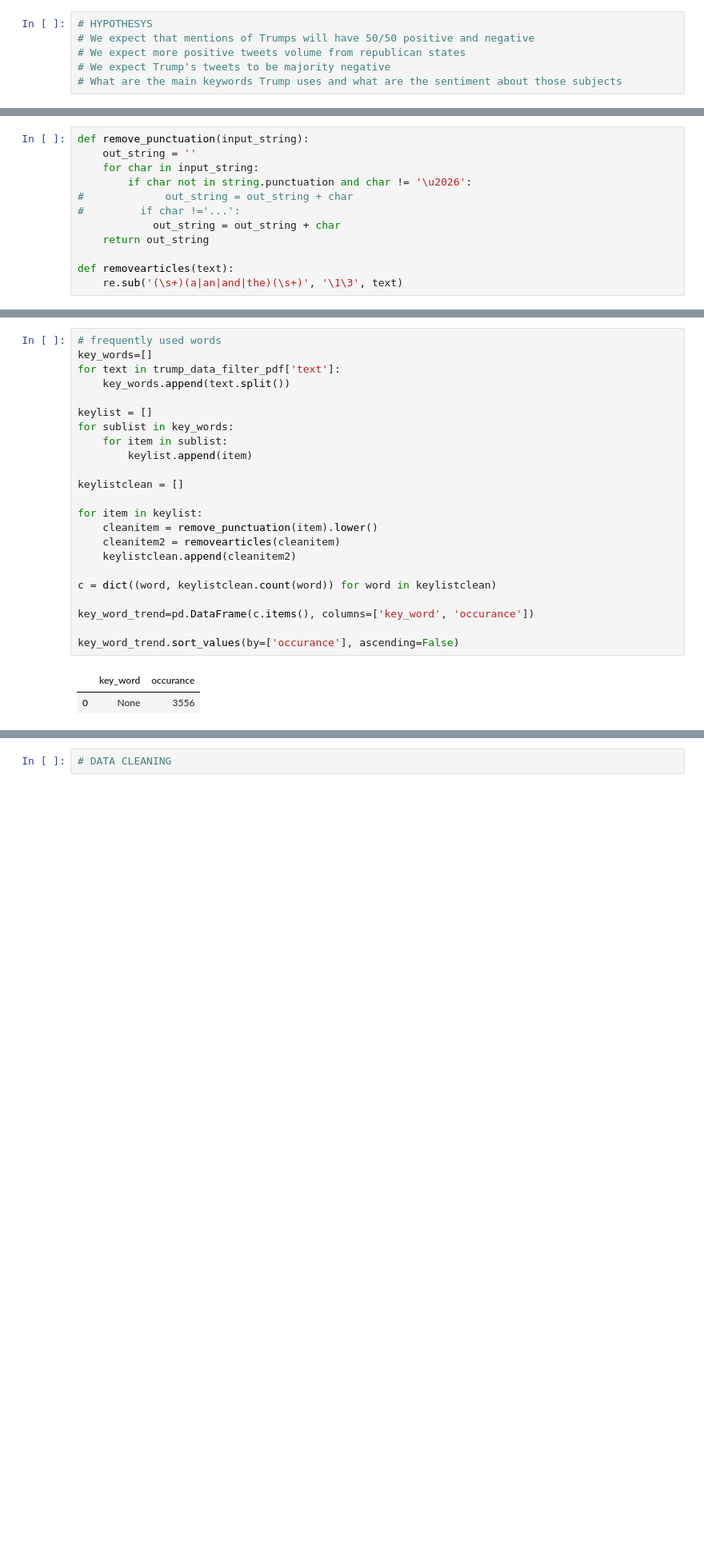
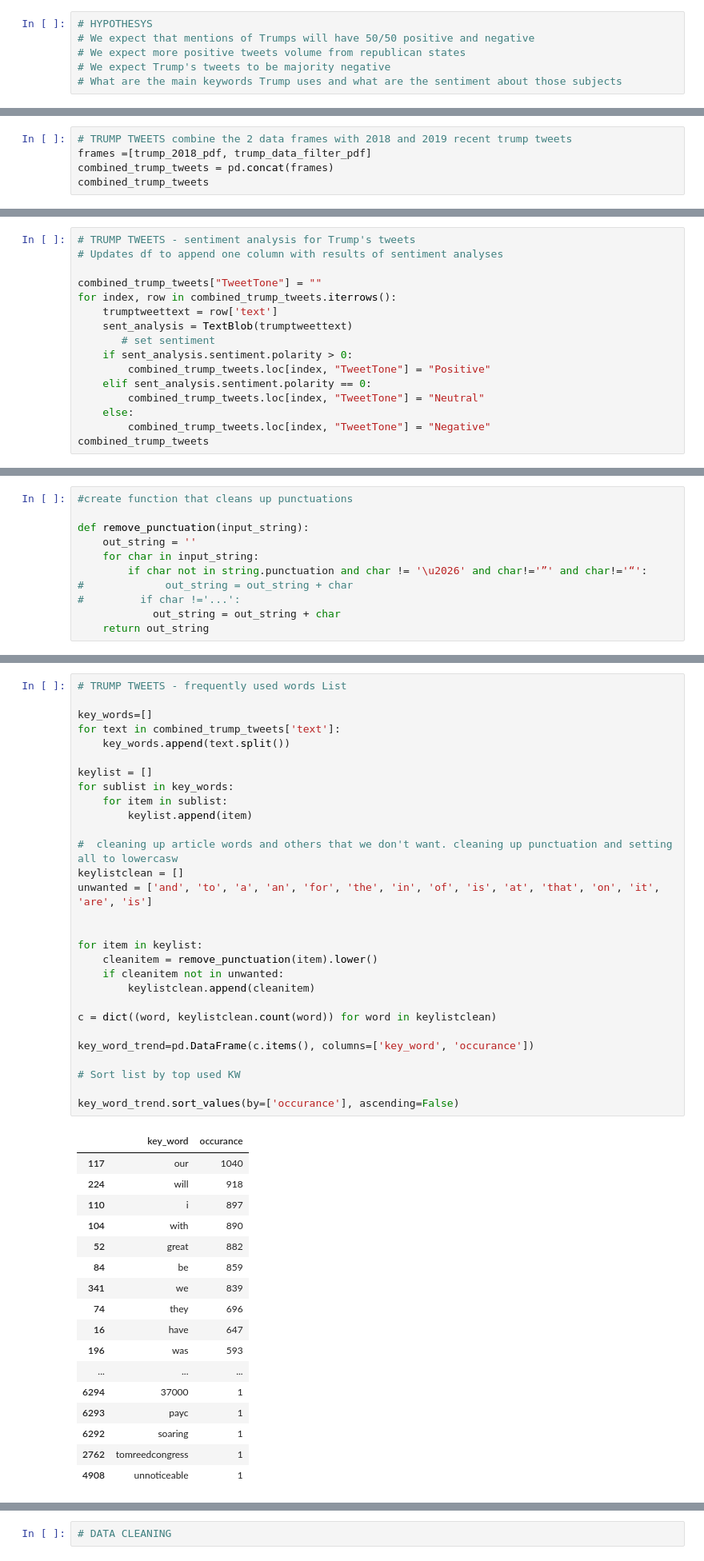
Before and after one commit to prathamantri/TwitterQueens, a Jupyter notebook: Starter_Notebook_New.ipynb, the cells around one changed output, grey strips where cells are left out. Shown at 80% size. Saved outputs shown, nothing was run; the diff lists cells and outputs as text; blank space fills up the shorter version.

```diff
--- a/Starter_Notebook_New.ipynb
+++ b/Starter_Notebook_New.ipynb
@@ -144,0 +246,5 @@ tweet_data_filter_pdf
+# %%
+# TRUMP TWEETS combine the 2 data frames with 2018 and 2019 recent trump tweets
+frames =[trump_2018_pdf, trump_data_filter_pdf]
+combined_trump_tweets = pd.concat(frames)
+combined_trump_tweets
@@ -233,0 +309,16 @@ print(string.punctuation)
+# %%
+# TRUMP TWEETS - sentiment analysis for Trump's tweets
+# Updates df to append one column with results of sentiment analyses
+
+combined_trump_tweets["TweetTone"] = ""
+for index, row in combined_trump_tweets.iterrows():
+    trumptweettext = row['text']
+    sent_analysis = TextBlob(trumptweettext)
+       # set sentiment
+    if sent_analysis.sentiment.polarity > 0:
+        combined_trump_tweets.loc[index, "TweetTone"] = "Positive"
+    elif sent_analysis.sentiment.polarity == 0:
+        combined_trump_tweets.loc[index, "TweetTone"] = "Neutral"
+    else:
+        combined_trump_tweets.loc[index, "TweetTone"] = "Negative"
+combined_trump_tweets
@@ -234,12 +344,11 @@ print(string.punctuation)
 # %%
+#create function that cleans up punctuations
+
 def remove_punctuation(input_string):
     out_string = ''
     for char in input_string:
-        if char not in string.punctuation and char != '\u2026':
+        if char not in string.punctuation and char != '\u2026' and char!='”' and char!='“':
 #             out_string = out_string + char
 #         if char !='...':
             out_string = out_string + char
     return out_string
-
-def removearticles(text):
-    re.sub('(\s+)(a|an|and|the)(\s+)', '\1\3', text)
@@ -250,26 +355,47 @@ assert remove_punctuation("Hey! It's Tom...") == "Hey Its Tom"
 # %%
-# frequently used words
+# TRUMP TWEETS - frequently used words List
+
 key_words=[]
-for text in trump_data_filter_pdf['text']:
+for text in combined_trump_tweets['text']:
     key_words.append(text.split())
 
 keylist = []
 for sublist in key_words:
     for item in sublist:
         keylist.append(item)
 
+#  cleaning up article words and others that we don't want. cleaning up punctuation and setting all to lowercasw
 keylistclean = []
+unwanted = ['and', 'to', 'a', 'an', 'for', 'the', 'in', 'of', 'is', 'at', 'that', 'on', 'it', 'are', 'is']
+
 
 for item in keylist:
     cleanitem = remove_punctuation(item).lower()
-    cleanitem2 = removearticles(cleanitem)
-    keylistclean.append(cleanitem2)
+    if cleanitem not in unwanted:
+        keylistclean.append(cleanitem)
 
 c = dict((word, keylistclean.count(word)) for word in keylistclean)
 
 key_word_trend=pd.DataFrame(c.items(), columns=['key_word', 'occurance'])
 
+# Sort list by top used KW
+
 key_word_trend.sort_values(by=['occurance'], ascending=False)
 # %% [output]
 |  | key_word | occurance |
-| 0 | None | 3556 |
+| 117 | our | 1040 |
+| 224 | will | 918 |
+| 110 | i | 897 |
+| 104 | with | 890 |
+| 52 | great | 882 |
+| 84 | be | 859 |
+| 341 | we | 839 |
+| 74 | they | 696 |
+| 16 | have | 647 |
+| 196 | was | 593 |
+| ... | ... | ... |
+| 6294 | 37000 | 1 |
+| 6293 | payc | 1 |
+| 6292 | soaring | 1 |
+| 2762 | tomreedcongress | 1 |
+| 4908 | unnoticeable | 1 |
```
Also changed, not shown: parts of 23 cells of this notebook.
